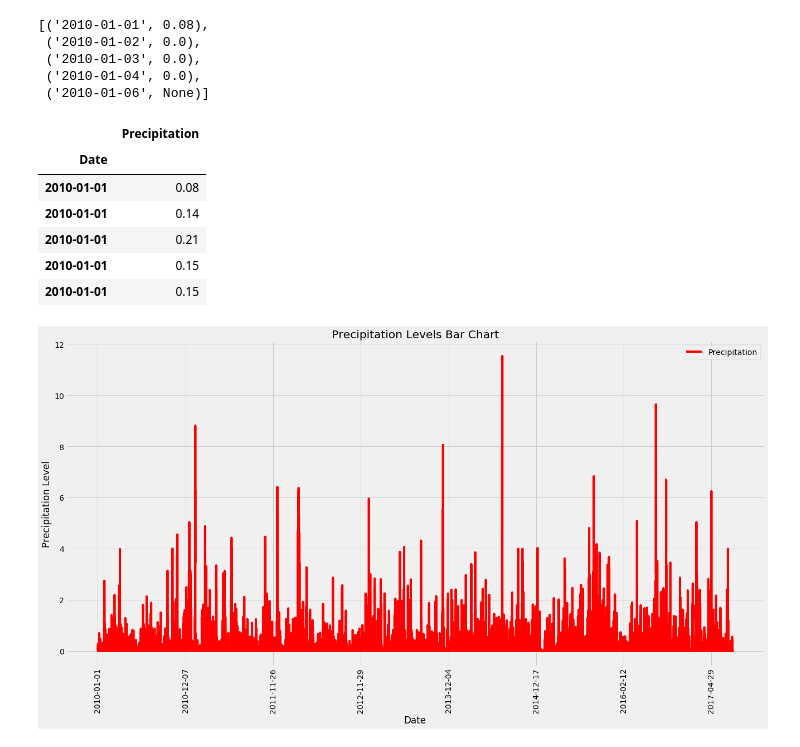
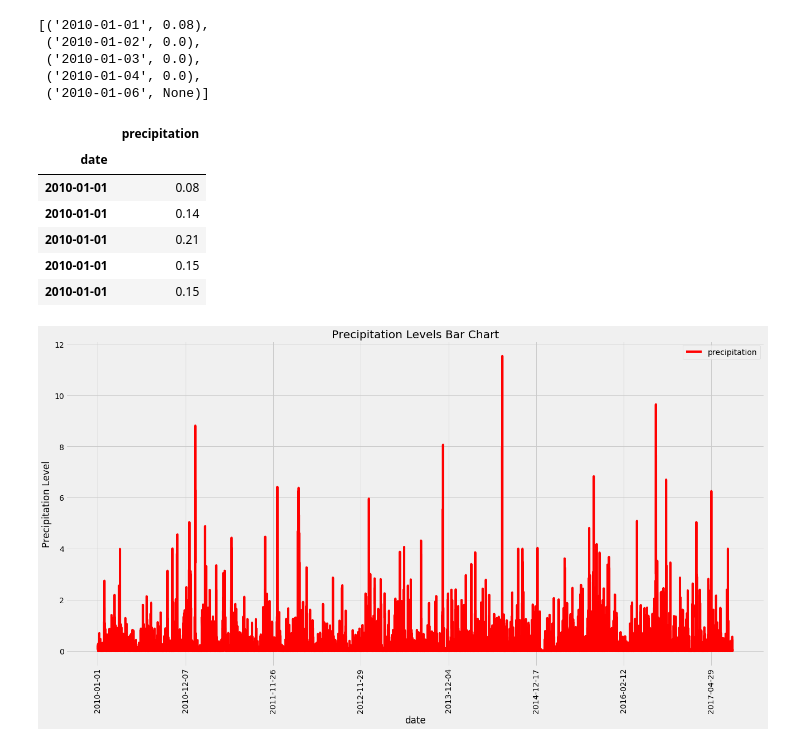
Before and after one commit to Sanjaye22/sqlalchemy-challenge, a Jupyter notebook: climate_starter.ipynb, the cells around one changed output. Saved outputs shown, nothing was run; the diff lists cells and outputs as text; code cells hidden in the pictures.

```diff
--- a/climate_starter.ipynb
+++ b/climate_starter.ipynb
@@ -32,8 +32,8 @@ Base.classes.keys()
 ['measurement', 'station']
 # %%
 # Save references to each table
-measurement = Base.classes.measurement
-station = Base.classes.measurement
+Measurement = Base.classes.measurement
+Station = Base.classes.measurement
 # %%
 # Create our session (link) from Python to the DB
 session = Session(engine)
@@ -101,9 +101,9 @@ Last date is: 2017-08-23
 Date one year ago is: 2016-08-23
 # %%
 # Perform a query to retrieve the data and precipitation scores
-p_scores = session.query(measurement.date, measurement.prcp).\
-filter(measurement.date).\
-order_by(measurement.date >= last_year_date).all()
+p_scores = session.query(Measurement.date, Measurement.prcp).\
+filter(Measurement.date).\
+order_by(Measurement.date >= last_year_date).all()
 p_scores [: 5]
 # %% [output]
 [('2010-01-01', 0.08),
@@ -114,16 +114,16 @@ p_scores [: 5]
 # %%
 # Save the query results as a Pandas DataFrame and set the index to the date column
 # Sort the dataframe by date
-precp_df = pd.DataFrame(p_scores, columns=['Date', 'Precipitation']).dropna()
+precp_df = pd.DataFrame(p_scores, columns=['date', 'precipitation']).dropna()
 
 #Set the index
-precp_df.set_index('Date',inplace=True)
+precp_df.set_index('date',inplace=True)
 precp_df = precp_df.sort_index()
 
 precp_df.head()
 # %% [output]
-|  | Precipitation |
-| Date |  |
+|  | precipitation |
+| date |  |
 | 2010-01-01 | 0.08 |
 | 2010-01-01 | 0.14 |
 | 2010-01-01 | 0.21 |
```
Also changed, not shown: parts of 11 cells of this notebook, 4 other files.
